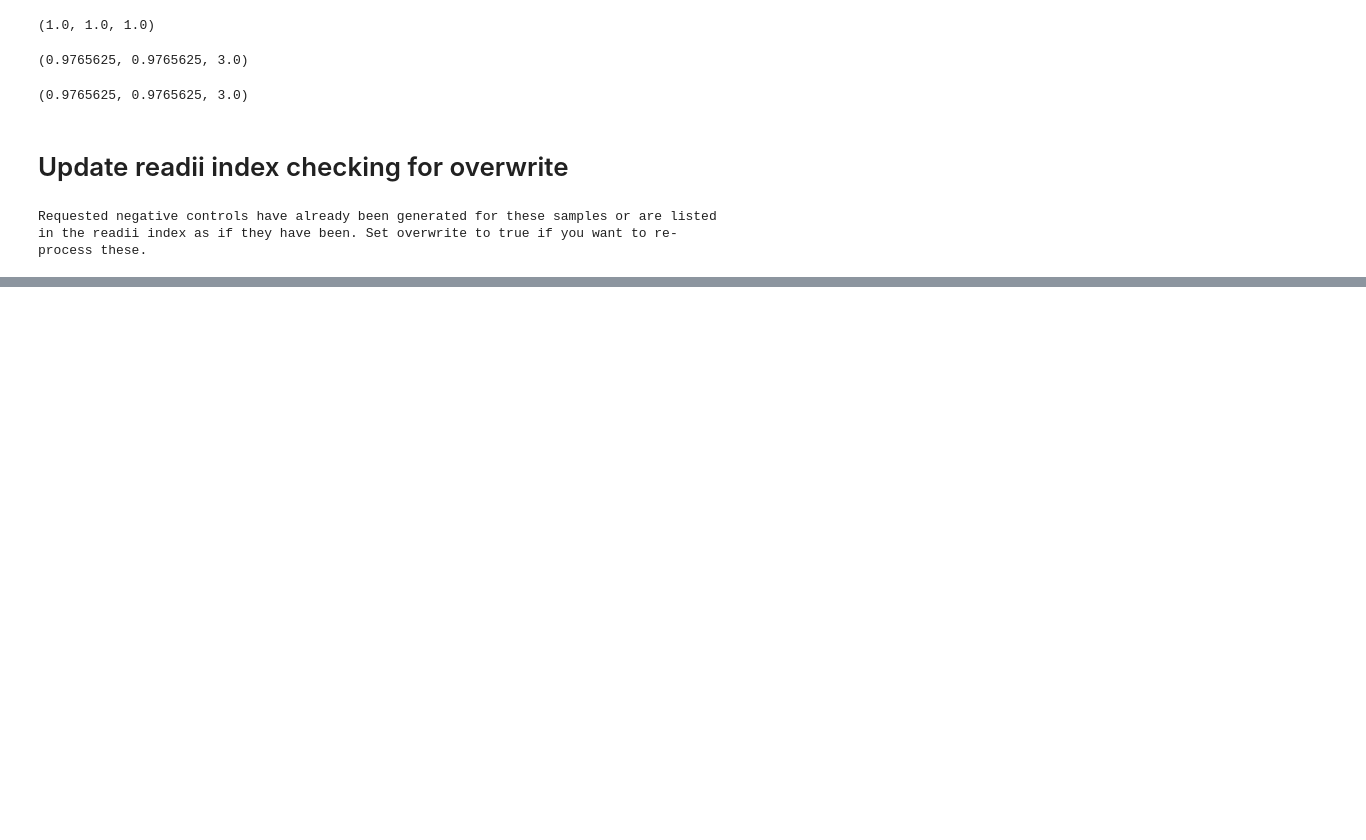
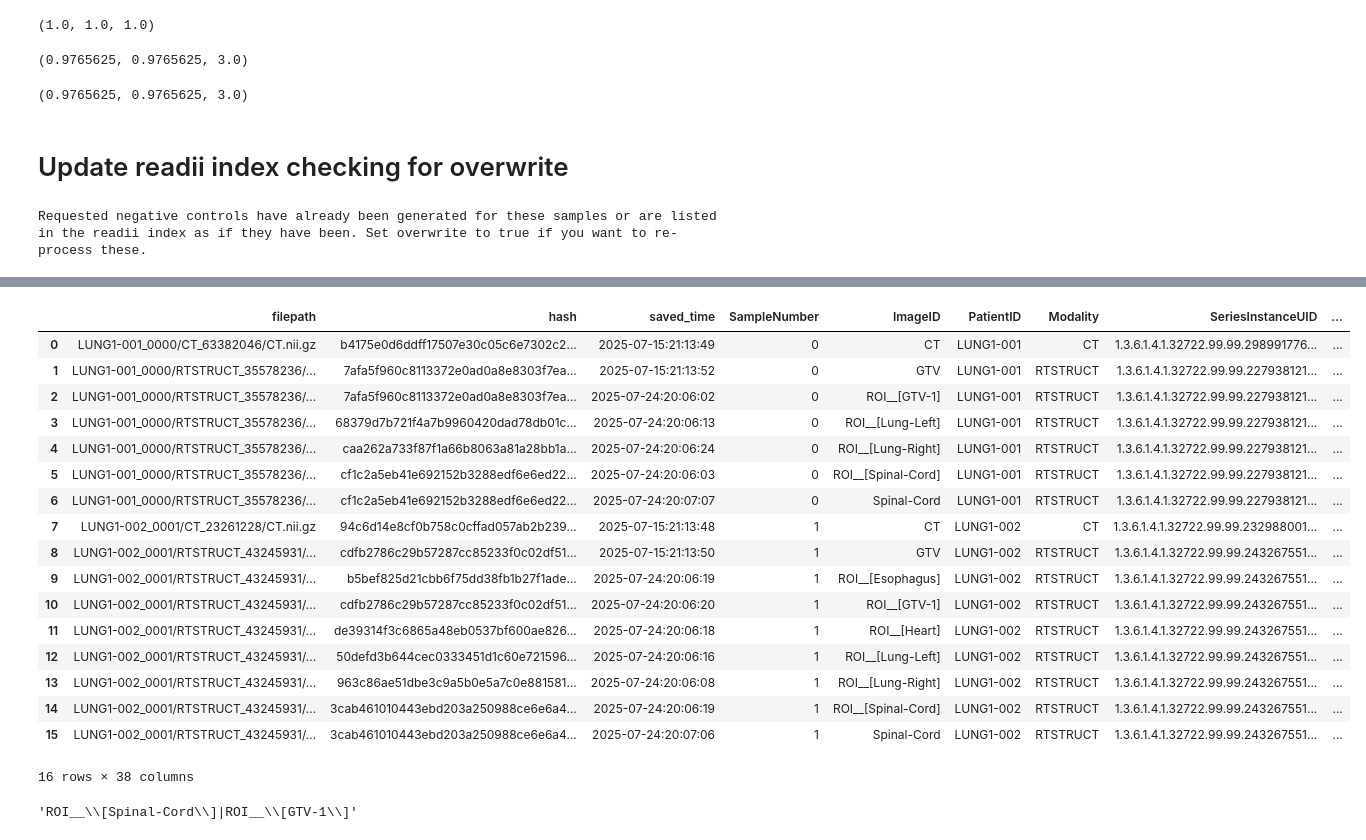
Before and after one commit to bhklab/readii_2_roqc, a Jupyter notebook: sandbox/debug_make_negative_controls.ipynb, the cells around one changed output, grey strips where cells are left out. Saved outputs shown, nothing was run; the diff lists cells and outputs as text; code cells hidden in the pictures; blank space fills up the shorter version.

Commit message:
feat: add ability to filter mit mask metadata by the ROI regex in the dataset config
Will be useful for RADCURE where many non-GTV rois have been extracted separately

```diff
--- a/sandbox/debug_make_negative_controls.ipynb
+++ b/sandbox/debug_make_negative_controls.ipynb
@@ -273,0 +284,5 @@ requested
+# %%
+dataset_config = loadImageDatasetConfig("NSCLC-Radiomics.yaml", "/Users/katyscott/Documents/BHKLab_GitHub/readii_2_roqc/config/datasets")
+dataset_index = pd.read_csv("/Users/katyscott/Documents/BHKLab_GitHub/readii_2_roqc/data/procdata/TCIA_NSCLC-Radiomics/images/mit_NSCLC-Radiomics/mit_NSCLC-Radiomics_index-simple.csv")
+
+roi_filter_mask_metadata(dataset_index, dataset_config)
@@ -273,0 +297,36 @@ requested
+# %%
+
+roi_regex = dataset_config["MIT"]["ROI_MATCH_MAP"]
+roi_strategy = dataset_config["MIT"]["ROI_STRATEGY"]
+
+roi_regex_list = roi_regex.split(":")
+roi_key = roi_regex_list[0]
+roi_items = roi_regex_list[1].strip("'").split(",")
+# %% [output]
+|  | filepath | hash | saved_time | SampleNumber | ImageID | PatientID | Modality | SeriesInstanceUID | ... |
+| 0 | LUNG1-001_0000/CT_63382046/CT.nii.gz | b4175e0d6ddff17507e30c05c6e7302c2... | 2025-07-15:21:13:49 | 0 | CT | LUNG1-001 | CT | 1.3.6.1.4.1.32722.99.99.298991776... | ... |
+| 1 | LUNG1-001_0000/RTSTRUCT_35578236/... | 7afa5f960c8113372e0ad0a8e8303f7ea... | 2025-07-15:21:13:52 | 0 | GTV | LUNG1-001 | RTSTRUCT | 1.3.6.1.4.1.32722.99.99.227938121... | ... |
+| 2 | LUNG1-001_0000/RTSTRUCT_35578236/... | 7afa5f960c8113372e0ad0a8e8303f7ea... | 2025-07-24:20:06:02 | 0 | ROI__[GTV-1] | LUNG1-001 | RTSTRUCT | 1.3.6.1.4.1.32722.99.99.227938121... | ... |
+| 3 | LUNG1-001_0000/RTSTRUCT_35578236/... | 68379d7b721f4a7b9960420dad78db01c... | 2025-07-24:20:06:13 | 0 | ROI__[Lung-Left] | LUNG1-001 | RTSTRUCT | 1.3.6.1.4.1.32722.99.99.227938121... | ... |
+| 4 | LUNG1-001_0000/RTSTRUCT_35578236/... | caa262a733f87f1a66b8063a81a28bb1a... | 2025-07-24:20:06:24 | 0 | ROI__[Lung-Right] | LUNG1-001 | RTSTRUCT | 1.3.6.1.4.1.32722.99.99.227938121... | ... |
+| 5 | LUNG1-001_0000/RTSTRUCT_35578236/... | cf1c2a5eb41e692152b3288edf6e6ed22... | 2025-07-24:20:06:03 | 0 | ROI__[Spinal-Cord] | LUNG1-001 | RTSTRUCT | 1.3.6.1.4.1.32722.99.99.227938121... | ... |
+| 6 | LUNG1-001_0000/RTSTRUCT_35578236/... | cf1c2a5eb41e692152b3288edf6e6ed22... | 2025-07-24:20:07:07 | 0 | Spinal-Cord | LUNG1-001 | RTSTRUCT | 1.3.6.1.4.1.32722.99.99.227938121... | ... |
+| 7 | LUNG1-002_0001/CT_23261228/CT.nii.gz | 94c6d14e8cf0b758c0cffad057ab2b239... | 2025-07-15:21:13:48 | 1 | CT | LUNG1-002 | CT | 1.3.6.1.4.1.32722.99.99.232988001... | ... |
+| 8 | LUNG1-002_0001/RTSTRUCT_43245931/... | cdfb2786c29b57287cc85233f0c02df51... | 2025-07-15:21:13:50 | 1 | GTV | LUNG1-002 | RTSTRUCT | 1.3.6.1.4.1.32722.99.99.243267551... | ... |
+| 9 | LUNG1-002_0001/RTSTRUCT_43245931/... | b5bef825d21cbb6f75dd38fb1b27f1ade... | 2025-07-24:20:06:19 | 1 | ROI__[Esophagus] | LUNG1-002 | RTSTRUCT | 1.3.6.1.4.1.32722.99.99.243267551... | ... |
+| 10 | LUNG1-002_0001/RTSTRUCT_43245931/... | cdfb2786c29b57287cc85233f0c02df51... | 2025-07-24:20:06:20 | 1 | ROI__[GTV-1] | LUNG1-002 | RTSTRUCT | 1.3.6.1.4.1.32722.99.99.243267551... | ... |
+| 11 | LUNG1-002_0001/RTSTRUCT_43245931/... | de39314f3c6865a48eb0537bf600ae826... | 2025-07-24:20:06:18 | 1 | ROI__[Heart] | LUNG1-002 | RTSTRUCT | 1.3.6.1.4.1.32722.99.99.243267551... | ... |
+| 12 | LUNG1-002_0001/RTSTRUCT_43245931/... | 50defd3b644cec0333451d1c60e721596... | 2025-07-24:20:06:16 | 1 | ROI__[Lung-Left] | LUNG1-002 | RTSTRUCT | 1.3.6.1.4.1.32722.99.99.243267551... | ... |
+| 13 | LUNG1-002_0001/RTSTRUCT_43245931/... | 963c86ae51dbe3c9a5b0e5a7c0e881581... | 2025-07-24:20:06:08 | 1 | ROI__[Lung-Right] | LUNG1-002 | RTSTRUCT | 1.3.6.1.4.1.32722.99.99.243267551... | ... |
+| 14 | LUNG1-002_0001/RTSTRUCT_43245931/... | 3cab461010443ebd203a250988ce6e6a4... | 2025-07-24:20:06:19 | 1 | ROI__[Spinal-Cord] | LUNG1-002 | RTSTRUCT | 1.3.6.1.4.1.32722.99.99.243267551... | ... |
+| 15 | LUNG1-002_0001/RTSTRUCT_43245931/... | 3cab461010443ebd203a250988ce6e6a4... | 2025-07-24:20:07:06 | 1 | Spinal-Cord | LUNG1-002 | RTSTRUCT | 1.3.6.1.4.1.32722.99.99.243267551... | ... |
+16 rows × 38 columns
+# %%
+# SEPARATE
+# Will be {roi_key}__{roi_items}
+image_id_regex_combos = {rf"{roi_key}__\[{item}\]" for item in roi_items}
+
+image_id_regex = r"|".join(image_id_regex_combos)
+image_id_regex
+# %% [output]
+'ROI__\\[Spinal-Cord\\]|ROI__\\[GTV-1\\]'
```
Also changed, not shown: parts of 11 cells of this notebook, 1 other file.
